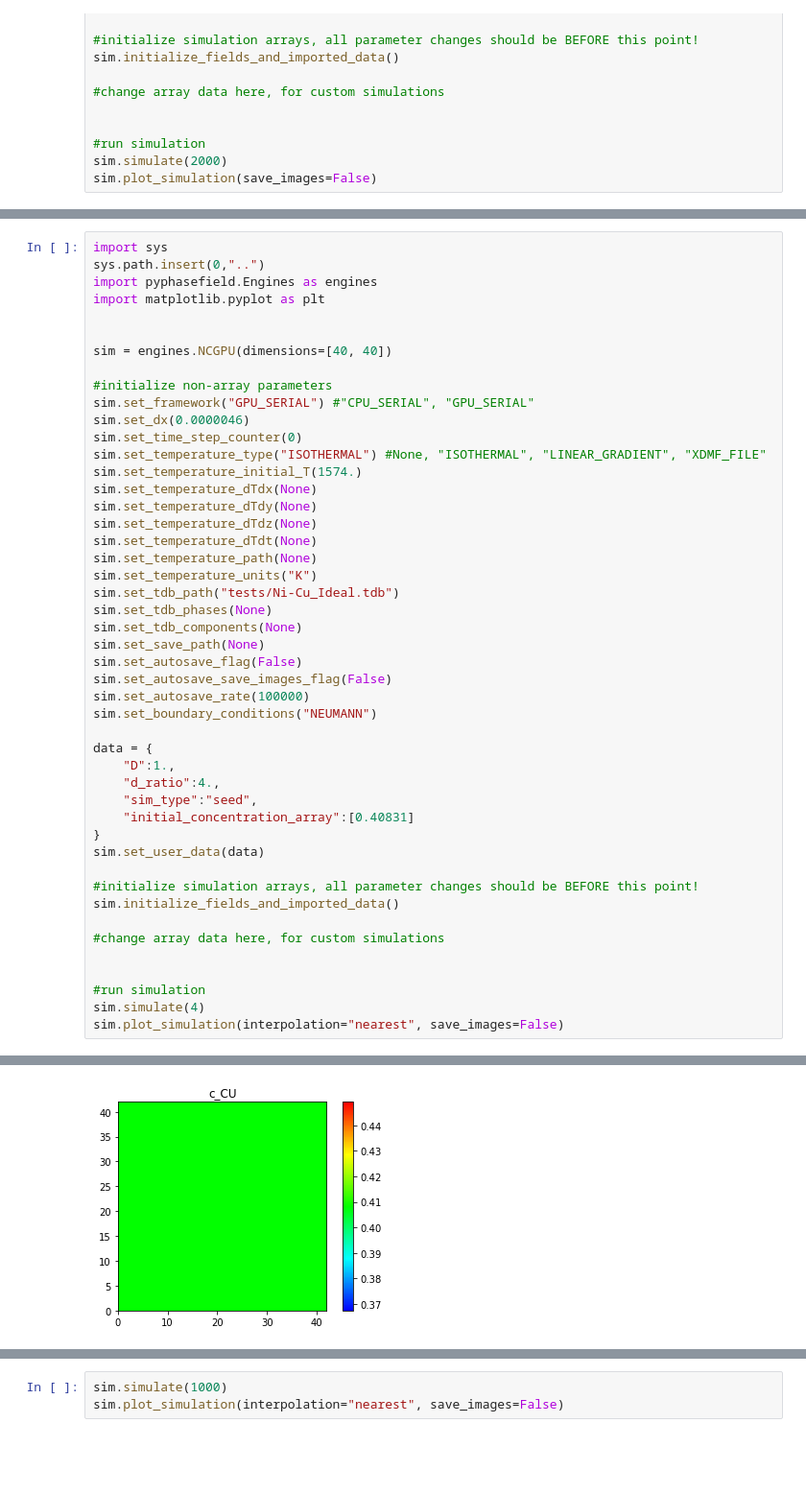
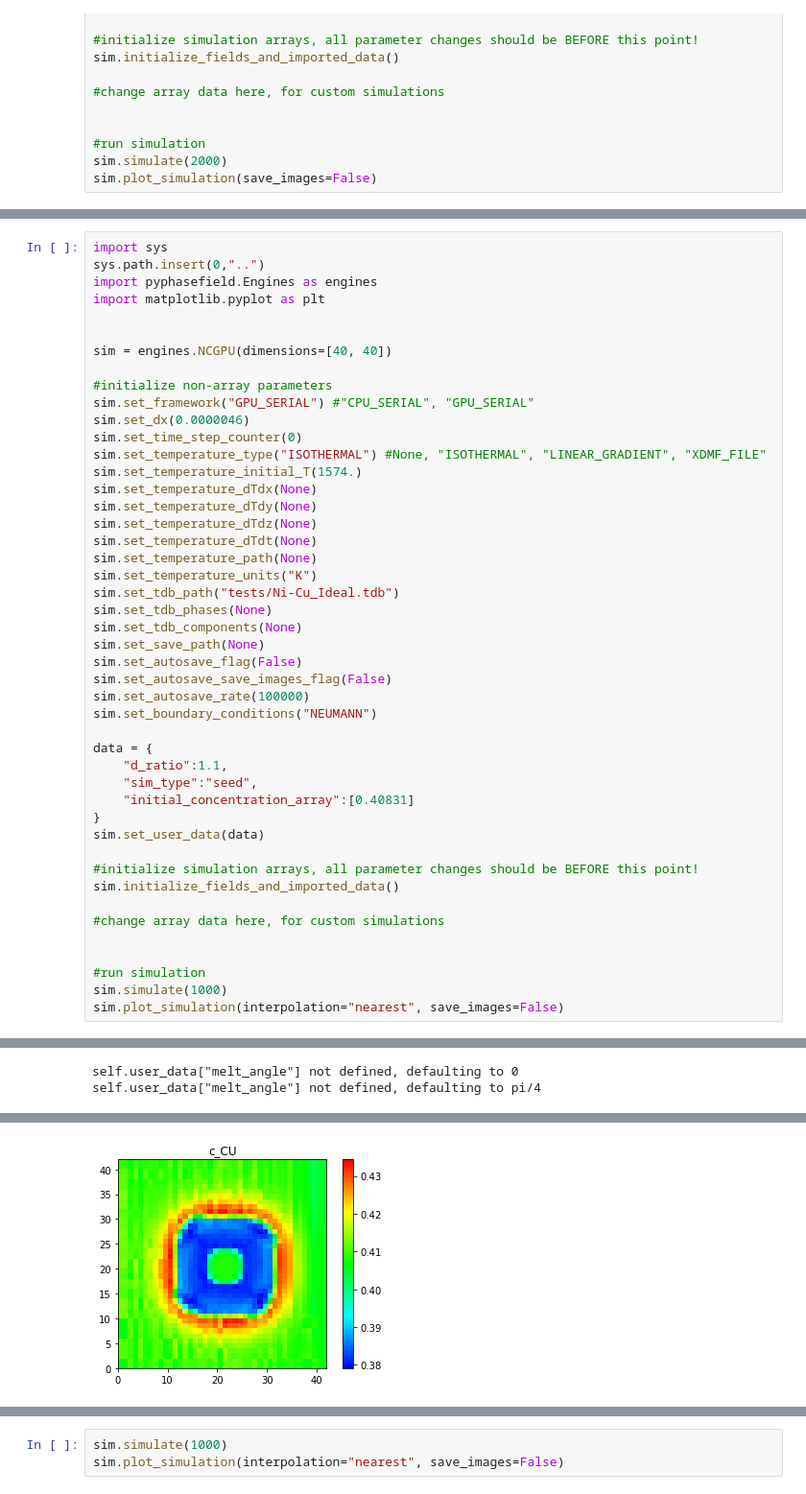
Before and after one commit to AdditiveModeling/pyphasefield, a Jupyter notebook: pyphasefield/pyphasefield/pyphasefield.ipynb, the cells around one changed output, grey strips where cells are left out. Shown at 96% size. Cells and saved outputs as stored; diff of their text form; blank space fills up the shorter version.

```diff
--- a/pyphasefield/pyphasefield/pyphasefield.ipynb
+++ b/pyphasefield/pyphasefield/pyphasefield.ipynb
@@ -264,8 +317,7 @@ sim.set_autosave_rate(100000)
 sim.set_boundary_conditions("NEUMANN")
 
 data = {
-    "D":1.,
-    "d_ratio":4.,
+    "d_ratio":1.1,
     "sim_type":"seed",
     "initial_concentration_array":[0.40831]
 }
@@ -278,6 +330,6 @@ sim.initialize_fields_and_imported_data()
 
 
 #run simulation
-sim.simulate(4)
+sim.simulate(1000)
 sim.plot_simulation(interpolation="nearest", save_images=False)
 # %% [output]
@@ -286,0 +338,2 @@ self.user_data["melt_angle"] not defined, defaulting to pi/4
+self.user_data["melt_angle"] not defined, defaulting to 0
+self.user_data["melt_angle"] not defined, defaulting to pi/4
@@ -290 +343 @@ self.user_data["melt_angle"] not defined, defaulting to pi/4
-[figure, old version]
+[figure, new version]
```
Also changed, not shown: parts of 2 cells of this notebook, 6 other files.
